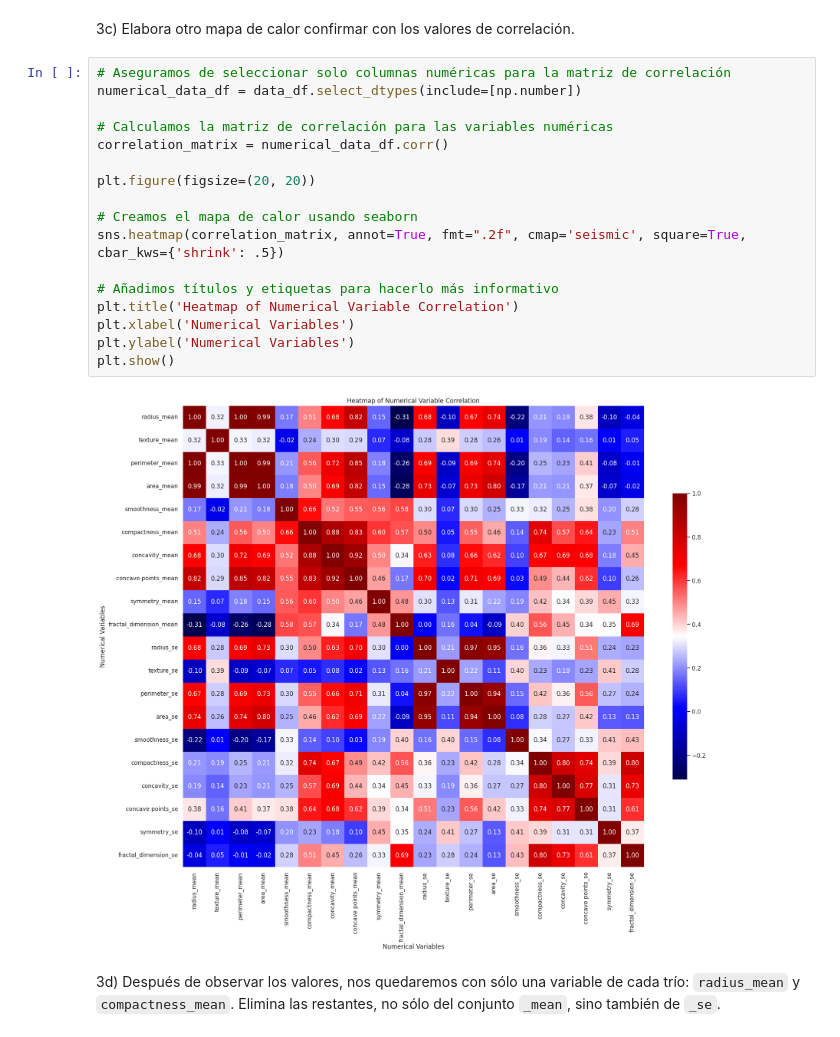
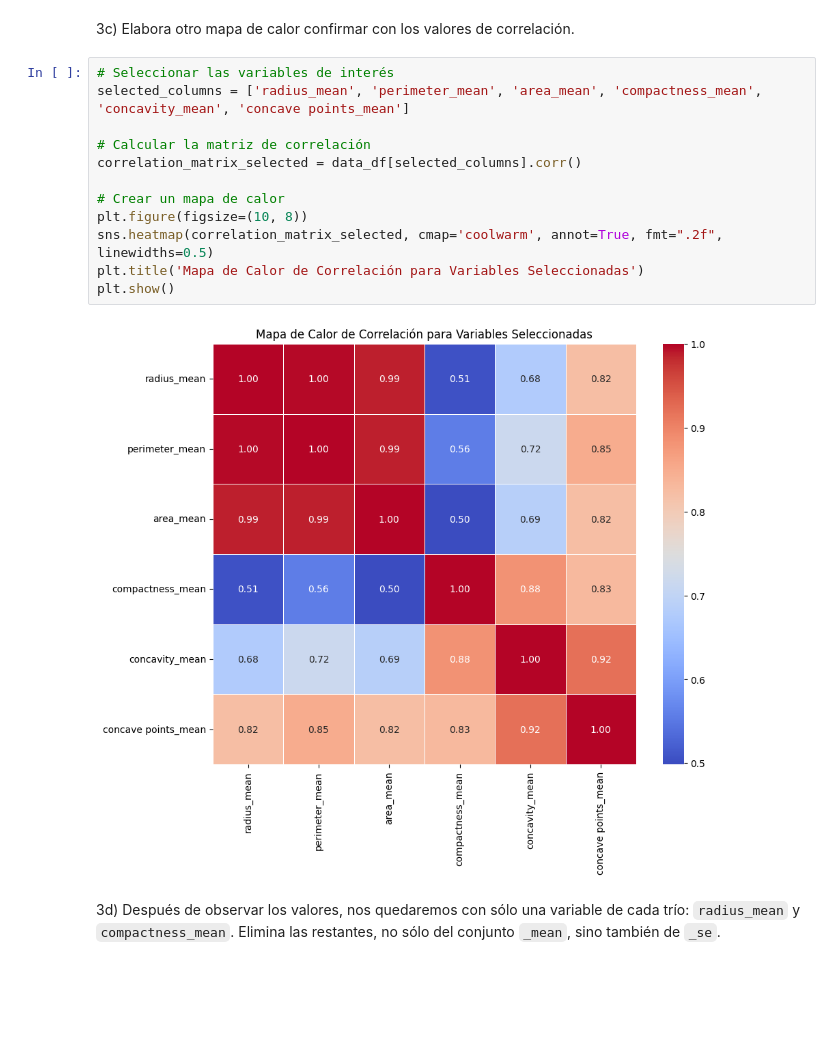
Before and after one commit to A01795331/estefania, a Jupyter notebook: Actividad9RLog.ipynb, the cells around one changed output. Saved outputs shown, nothing was run; the diff lists cells and outputs as text; blank space fills up the shorter version.

```diff
--- a/Actividad9RLog.ipynb
+++ b/Actividad9RLog.ipynb
@@ -294,25 +250,20 @@ De la matriz podrás observar relaciones lineales bastante evidentes entre:
 Sabemos que el perímetro y el área de un círculo, se calculan a partir del radio. Entonces, la relación entre las primeras tres variables es muy clara para nosotros.
 # %% [markdown]
 3c) Elabora otro mapa de calor confirmar con los valores de correlación.
-# %%
-# Aseguramos de seleccionar solo columnas numéricas para la matriz de correlación
-numerical_data_df = data_df.select_dtypes(include=[np.number])
-
-# Calculamos la matriz de correlación para las variables numéricas
-correlation_matrix = numerical_data_df.corr()
-
-plt.figure(figsize=(20, 20))
-
-# Creamos el mapa de calor usando seaborn
-sns.heatmap(correlation_matrix, annot=True, fmt=".2f", cmap='seismic', square=True, cbar_kws={'shrink': .5})
-
-# Añadimos títulos y etiquetas para hacerlo más informativo
-plt.title('Heatmap of Numerical Variable Correlation')
-plt.xlabel('Numerical Variables')
-plt.ylabel('Numerical Variables')
-plt.show()
-# %% [output]
-[figure, removed]
+# %%
+# Seleccionar las variables de interés
+selected_columns = ['radius_mean', 'perimeter_mean', 'area_mean', 'compactness_mean', 'concavity_mean', 'concave points_mean']
+
+# Calcular la matriz de correlación
+correlation_matrix_selected = data_df[selected_columns].corr()
+
+# Crear un mapa de calor
+plt.figure(figsize=(10, 8))
+sns.heatmap(correlation_matrix_selected, cmap='coolwarm', annot=True, fmt=".2f", linewidths=0.5)
+plt.title('Mapa de Calor de Correlación para Variables Seleccionadas')
+plt.show()
+# %% [output]
+[figure, added]
 # %% [markdown]
 3d) Después de observar los valores, nos quedaremos con sólo una variable de cada trío: `radius_mean` y `compactness_mean`. Elimina las restantes, no sólo del conjunto `_mean`, sino también de `_se`.
 # %%
```
Also changed, not shown: parts of 36 cells of this notebook.
